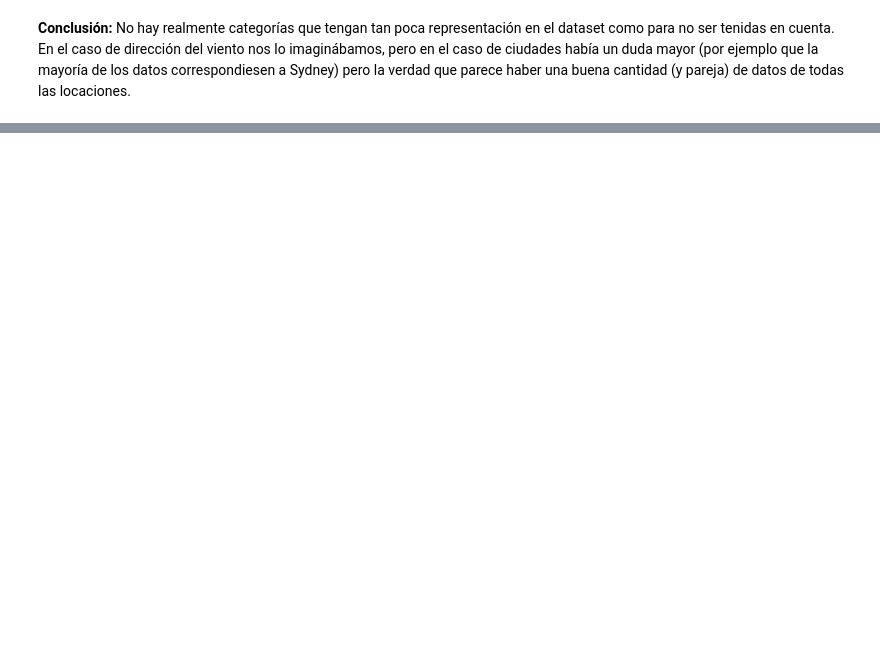
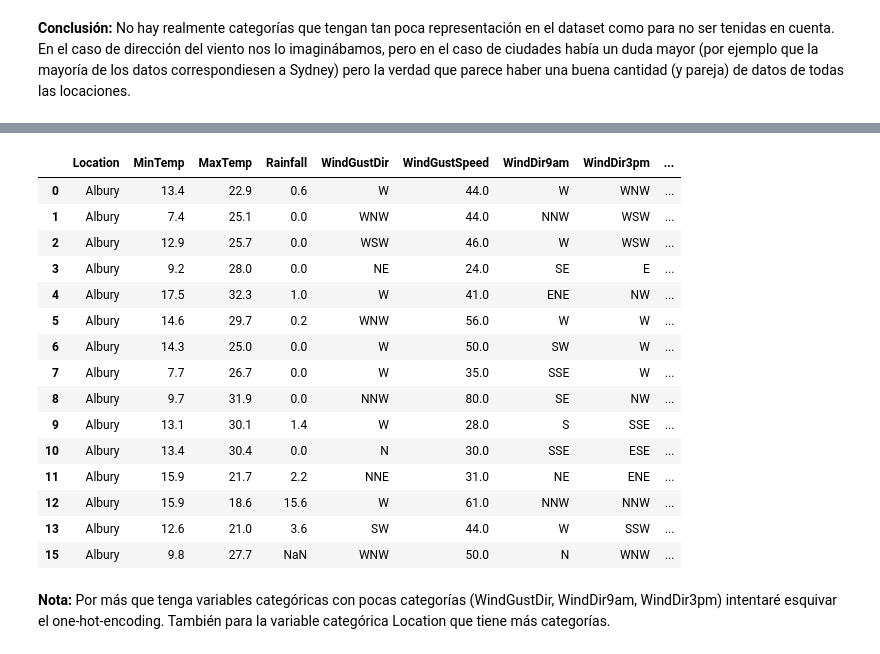
Before and after one commit to LaBruma/PosgradoAI, a Jupyter notebook: TP_Integrador_Análisis_de_datos_Brumovsky.ipynb, the cells around one changed output, grey strips where cells are left out. Saved outputs shown, nothing was run; the diff lists cells and outputs as text; code cells hidden in the pictures; blank space fills up the shorter version.

```diff
--- a/TP_Integrador_Análisis_de_datos_Brumovsky.ipynb
+++ b/TP_Integrador_Análisis_de_datos_Brumovsky.ipynb
@@ -481,0 +509,25 @@ X = dataset.drop(['RainTomorrow','Date'], axis=1)
+# %%
+# Cálculo para la variable WindGustDir
+#-------------------------------------
+cuentas = pd.Series(dataset['WindGustDir'].value_counts())
+print(cuentas)
+
+moda_idx = np.argmax(cuentas)
+print('Indice moda: {}'.format(moda))
+
+windGustDirFrec = cuentas.index[moda_idx]
+print('Valor moda windGustDir: {}'.format(windGustDirFrec))
+
+# Cálculo para la variable WindDir9am
+#-------------------------------------
+cuentas = pd.Series(dataset['WindDir9am'].value_counts())
+moda_idx = np.argmax(cuentas)
+windDir9amFrec = cuentas.index[moda_idx]
+print('Valor moda windDir9am: {}'.format(windDir9amFrec))
+
+# Cálculo para la variable WindDir3pm
+#-------------------------------------
+cuentas = pd.Series(dataset['WindDir3pm'].value_counts())
+moda_idx = np.argmax(cuentas)
+windDir3pmFrec = cuentas.index[moda_idx]
+print('Valor moda windDir3pm: {}'.format(windDir3pmFrec))
@@ -481,0 +552,27 @@ X = dataset.drop(['RainTomorrow','Date'], axis=1)
+# %%
+# Hacemos los reemplazos de los valores faltantes
+#================================================
+dataset.loc[dataset['WindGustDir'].isna(), 'WindGustDir'] = windGustDirFrec
+dataset.loc[dataset['WindDir9am'].isna(), 'WindDir9am'] = windDir9amFrec
+dataset.loc[dataset['WindDir3pm'].isna(), 'WindDir3pm'] = windDir3pmFrec
+
+dataset.head(15)
+# %% [output]
+|  | Location | MinTemp | MaxTemp | Rainfall | WindGustDir | WindGustSpeed | WindDir9am | WindDir3pm | ... |
+| 0 | Albury | 13.4 | 22.9 | 0.6 | W | 44.0 | W | WNW | ... |
+| 1 | Albury | 7.4 | 25.1 | 0.0 | WNW | 44.0 | NNW | WSW | ... |
+| 2 | Albury | 12.9 | 25.7 | 0.0 | WSW | 46.0 | W | WSW | ... |
+| 3 | Albury | 9.2 | 28.0 | 0.0 | NE | 24.0 | SE | E | ... |
+| 4 | Albury | 17.5 | 32.3 | 1.0 | W | 41.0 | ENE | NW | ... |
+| 5 | Albury | 14.6 | 29.7 | 0.2 | WNW | 56.0 | W | W | ... |
+| 6 | Albury | 14.3 | 25.0 | 0.0 | W | 50.0 | SW | W | ... |
+| 7 | Albury | 7.7 | 26.7 | 0.0 | W | 35.0 | SSE | W | ... |
+| 8 | Albury | 9.7 | 31.9 | 0.0 | NNW | 80.0 | SE | NW | ... |
+| 9 | Albury | 13.1 | 30.1 | 1.4 | W | 28.0 | S | SSE | ... |
+| 10 | Albury | 13.4 | 30.4 | 0.0 | N | 30.0 | SSE | ESE | ... |
+| 11 | Albury | 15.9 | 21.7 | 2.2 | NNE | 31.0 | NE | ENE | ... |
+| 12 | Albury | 15.9 | 18.6 | 15.6 | W | 61.0 | NNW | NNW | ... |
+| 13 | Albury | 12.6 | 21.0 | 3.6 | SW | 44.0 | W | SSW | ... |
+| 15 | Albury | 9.8 | 27.7 | NaN | WNW | 50.0 | N | WNW | ... |
+# %% [markdown]
+**Nota:** Por más que tenga variables categóricas con pocas categorías (WindGustDir, WindDir9am, WindDir3pm) intentaré esquivar el one-hot-encoding. También para la variable categórica Location que tiene más categorías.
```
Also changed, not shown: parts of 37 cells of this notebook.
